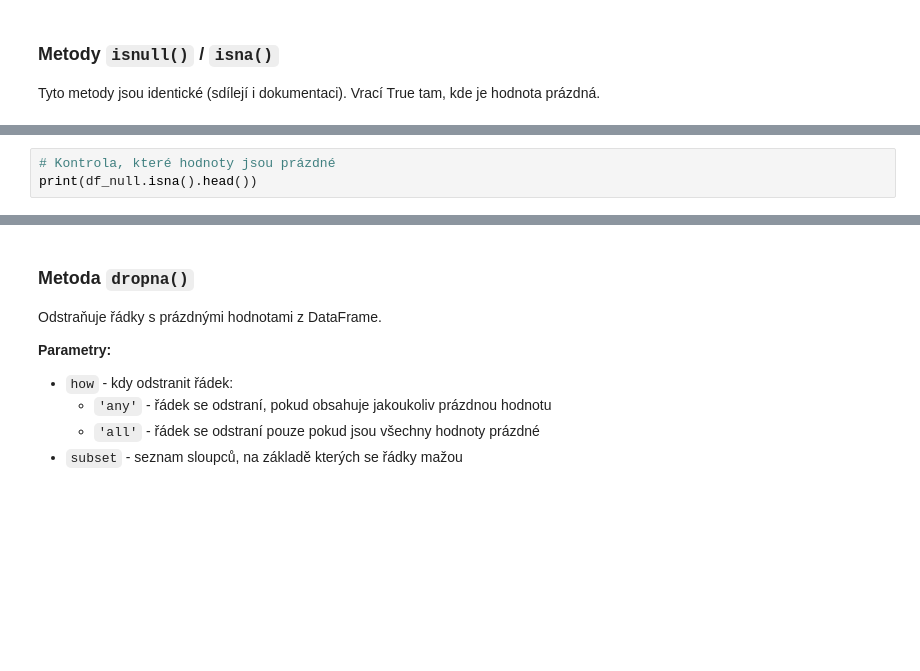
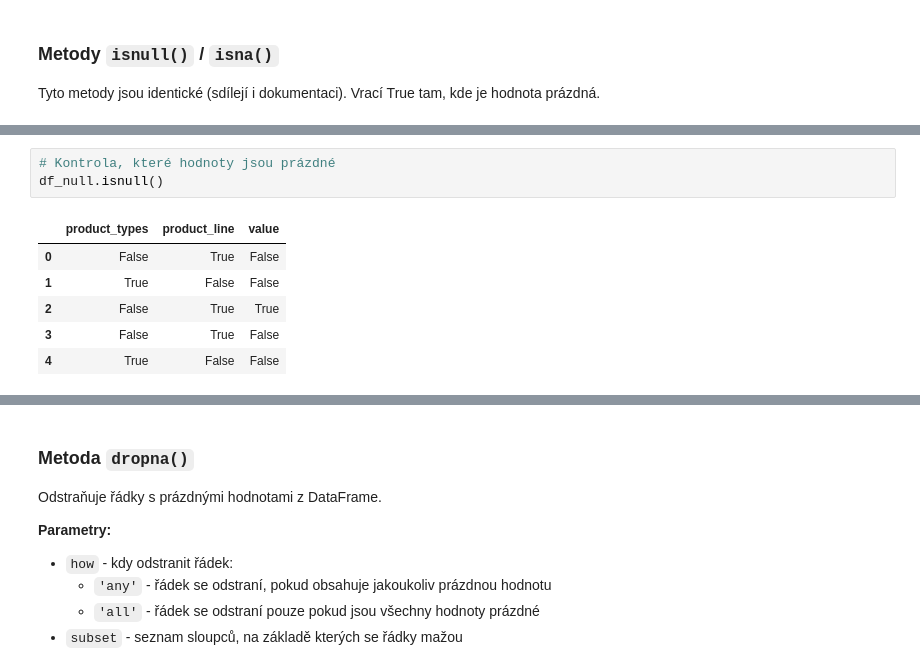
Before and after one commit to danakozakova/Python-CodersLab, a Jupyter notebook: Day_5/Day_5_03_Data_processing_part2_reseni.ipynb, the cells around one changed output, grey strips where cells are left out. Saved outputs shown, nothing was run; the diff lists cells and outputs as text; blank space fills up the shorter version.

```diff
--- a/Day_5/Day_5_03_Data_processing_part2_reseni.ipynb
+++ b/Day_5/Day_5_03_Data_processing_part2_reseni.ipynb
@@ -173,3 +187,10 @@ print(df_null.head())
 # %%
 # Kontrola, které hodnoty jsou prázdné
-print(df_null.isna().head())
+df_null.isnull()
+# %% [output]
+|  | product_types | product_line | value |
+| 0 | False | True | False |
+| 1 | True | False | False |
+| 2 | False | True | True |
+| 3 | False | True | False |
+| 4 | True | False | False |
```
Also changed, not shown: parts of 38 cells of this notebook.
